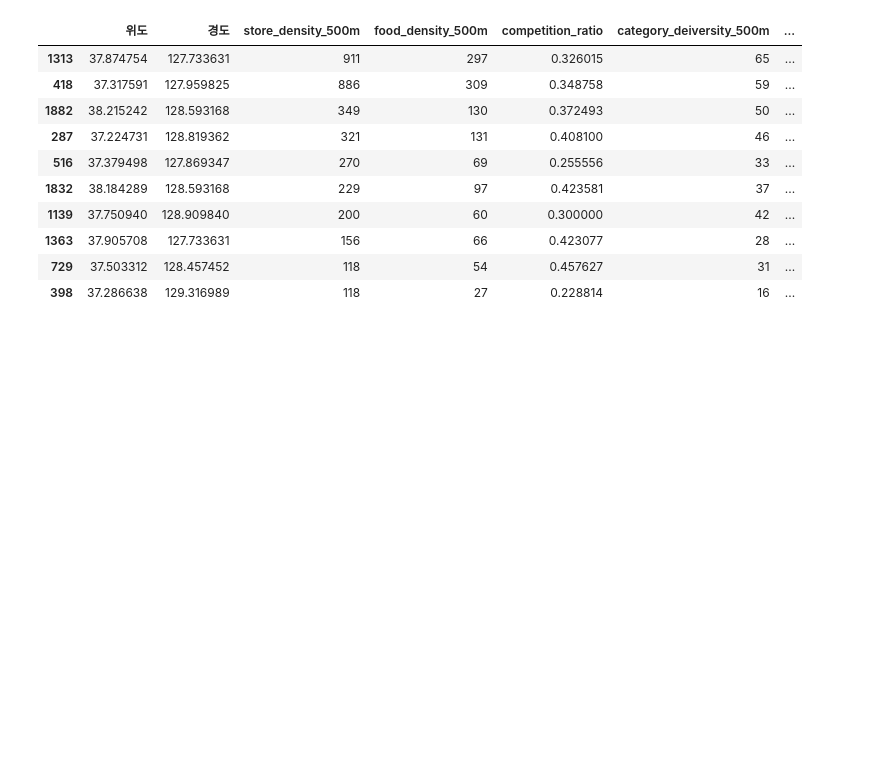
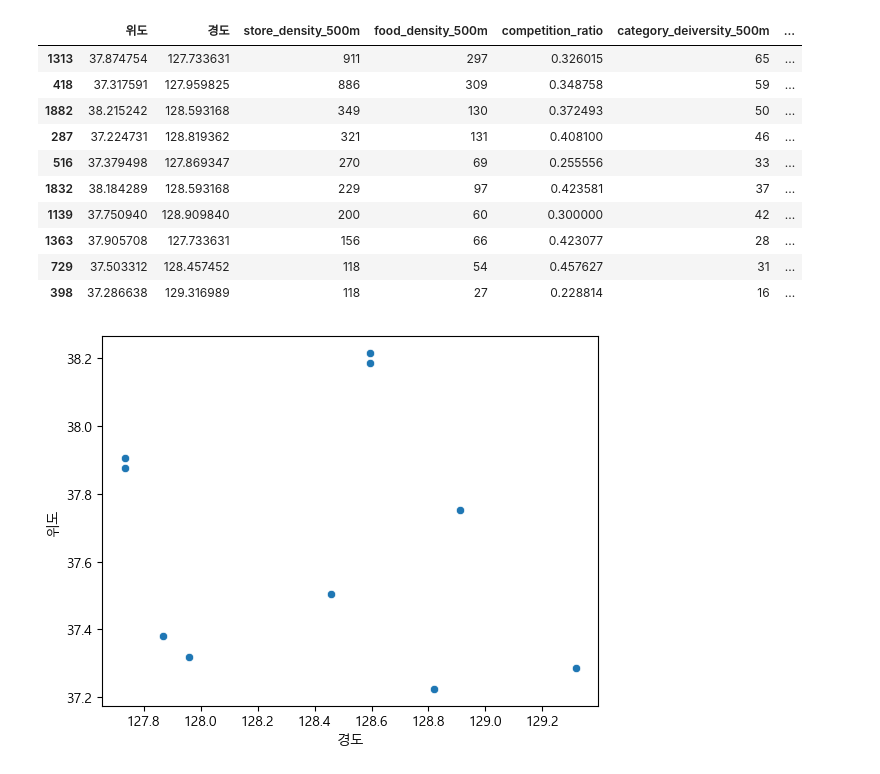
Before and after one commit to skn29teacher/skn29_lecture, a Jupyter notebook: 머신러닝/실습/002.ipynb, the cells around one changed output. Cells and saved outputs as stored; diff of their text form; code cells hidden in the pictures; blank space fills up the shorter version.

```diff
--- a/머신러닝/실습/002.ipynb
+++ b/머신러닝/실습/002.ipynb
@@ -245,3 +245,8 @@ top_k
 | 1363 | 37.905708 | 127.733631 | 156 | 66 | 0.423077 | 28 | ... |
 | 729 | 37.503312 | 128.457452 | 118 | 54 | 0.457627 | 31 | ... |
 | 398 | 37.286638 | 129.316989 | 118 | 27 | 0.228814 | 16 | ... |
+# %%
+sns.scatterplot(data=top_k, x='경도',y='위도')
+plt.show()
+# %% [output]
+[figure, added]
```
Also changed, not shown: parts of 2 cells of this notebook.
